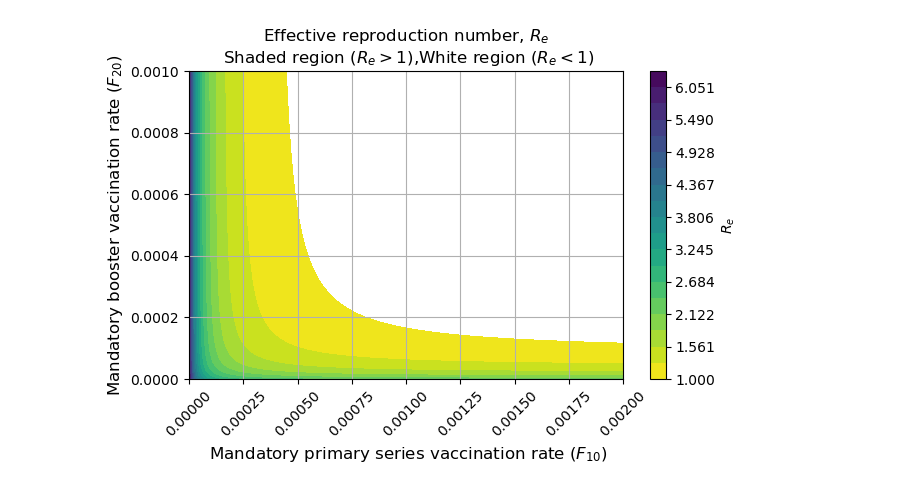
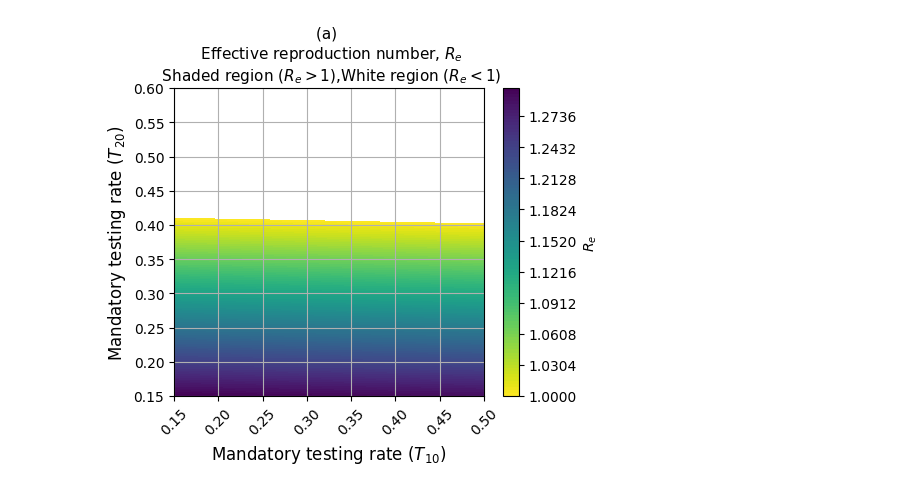
Before and after one commit to UConn-Health-Disease-Modeling/COVID-19-Behavior, a Jupyter notebook: codes/Region_stability_New_BB.ipynb, the cells around one changed output. Cells and saved outputs as stored; diff of their text form; code cells hidden in the pictures.

Commit message:
Add files via upload
Updated codes based on paper second revision

```diff
--- a/codes/Region_stability_New_BB.ipynb
+++ b/codes/Region_stability_New_BB.ipynb
@@ -72,0 +98,19 @@ Reproduction number = 0.6410777385361256
+# %%
+def Ef_Rep_function(T10,T20):
+    S1_dfe = pi/(F10 +mu); S2_dfe = (pi*phi1*F10)/((phi1+mu)*(F10+mu)*(F20+mu)); V1_dfe = (pi*F10)/((phi1+mu)*(F10 +mu));
+    V2_dfe = (pi*phi1*F10*F20)/(mu*(phi1+mu)*(F10+mu)*(F20+mu));
+    N_dfe = S1_dfe + S2_dfe + V1_dfe + V2_dfe;
+
+    C1 = (beta1*S1_dfe)/N_dfe;  C2 = (1/N_dfe)*(beta2*((1-eta2)*S2_dfe + (1-eta4)*V2_dfe) + (1-eta1)*V1_dfe);
+
+    A11 = (1-delta)*T10*(eps/(eps + mu))*(((1-tau)*xi + tau)/(h1 + mu + rho))
+    A12 = (eps/(eps + mu))*(((xi-1)*tau*T10 + (1-T10*xi))/(mu + rho + d1))
+
+
+    A21 = (1-delta)*T20*(eps/(eps + mu))*(((1-tau)*xi + tau)/(h2 + mu + rho))
+    A22 = (eps/(eps + mu))*(((xi-1)*tau*T20 + (1-T20*xi))/(mu + rho + d1))
+
+    R_e = C1*(A11 + A12) + C2*(A21 + A22)
+    return R_e
+
+Ef_Rep_function(0.2,0.2)
@@ -73,85 +119,75 @@ Reproduction number = 0.6410777385361256
 # %%
 
-F10 = 0.0029
-def Ef_Rep_function(F10,F20):
+# Fmax = 0.027; F10 = 0.0023; F20 = 0.002;
+# Tmax = 0.8;
+
+def Ef_Rep_function(T10,T20):
     S1_dfe = pi/(F10 +mu); S2_dfe = (pi*phi1*F10)/((phi1+mu)*(F10+mu)*(F20+mu)); V1_dfe = (pi*F10)/((phi1+mu)*(F10 +mu));
     V2_dfe = (pi*phi1*F10*F20)/(mu*(phi1+mu)*(F10+mu)*(F20+mu));
     N_dfe = S1_dfe + S2_dfe + V1_dfe + V2_dfe;
 
-    C1 = (beta1*S1_dfe)/N_dfe;  C2 = (1/N_dfe)*(beta2*((1-eta2)*S2_dfe + (1-eta4)*V2_dfe + (1-eta1)*V1_dfe));
-    Z1 = rho + mu +xi*T10
-    Z2 = rho + mu +xi*T20
-    Z3 = rho +d1+mu+T10
-    Z4 = rho +d1+mu+T20
-    Z5 = rhot + h1 +mu
-    Z6 = rhot + h2 +mu
-    Z7 = rhoh + d2 +mu
-    #infection caused by infectious individuals in first dynamics
-    FI1_1 = C1*(1-delta)*tau*eps*T10/((eps+mu)*Z3*Z5) # Infection from tested but not isolated from I1
-    FI1_2 = C1*(1-delta)*(1-tau)*xi*eps*T10/((eps+mu)*Z1*Z5) #  Infection from tested but not isolated from A1
-    FI1_3 = C1*tau*eps/((eps+mu)*Z3)                  # Infection from I1
-    FI1_4 = C1*(1-tau)*eps*psi/((eps+mu)*Z1) # Infection from A1
-    FI1 = FI1_1 + FI1_2 + FI1_3 + FI1_4
+    C1 = (beta1*S1_dfe)/N_dfe;  C2 = (1/N_dfe)*(beta2*((1-eta2)*S2_dfe + (1-eta4)*V2_dfe) + (1-eta1)*V1_dfe);
 
-    #infection caused by infectious individuals in second dynamics
-    FI2_1 = C2*(1-delta)*tau*eps*T20/((eps+mu)*Z4*Z6) # Infection from tested but not isolated from I1
-    FI2_2 = C2*(1-delta)*(1-tau)*xi*eps*T20/((eps+mu)*Z2*Z6) #  Infection from tested but not isolated from A1
-    FI2_3 = C2*tau*eps/((eps+mu)*Z3)                  # Infection from I1
-    FI2_4 = C2*(1-tau)*eps*psi/((eps+mu)*Z2) # Infection from A1
-    FI2 = FI2_1 + FI2_2 + FI2_3 + FI2_4
+    A11 = (1-delta)*T10*(eps/(eps + mu))*(((1-tau)*xi + tau)/(h1 + mu + rho))
+    A12 = (eps/(eps + mu))*(((xi-1)*tau*T10 + (1-T10*xi))/(mu + rho + d1))
 
-    # Reproduction number for the model
-    Re = FI1 + FI2
-    return Re
+
+    A21 = (1-delta)*T20*(eps/(eps + mu))*(((1-tau)*xi + tau)/(h2 + mu + rho))
+    A22 = (eps/(eps + mu))*(((xi-1)*tau*T20 + (1-T20*xi))/(mu + rho + d1))
+
+    R_e = C1*(A11 + A12) + C2*(A21 + A22)
+    return R_e
 
 # def Basic_Rep_function(beta1):
 #     return (beta1*eps*((tau1+tau2)*(mu+rho) +(1-tau1)*psi1*(mu+rho+d1)))/((eps+mu)*(mu+rho)*(mu+rho+d1))
 
 threshold = 1
-# T10 = np.linspace(0, 1, 1000)
-# T20 = np.linspace(0, 1, 1000)
-F10 = np.linspace(0, 0.002, 1000)
-F20 = np.linspace(0, 0.001, 1000)
+# F10 = np.linspace(0, 0.027, 1000)
+# F20 = np.linspace(0, 0.027, 1000)
+T10 = np.linspace(0.15, 0.5, 1000)
+T20 = np.linspace(0.15, 0.6, 1000)
 #beta2 = np.linspace(0, 2, 1000)
 # beta1 = np.linspace(0,8,1000)
 #F20 = np.linspace(0, 0.0003, 1000)
-x1,y1 = np.meshgrid(F10, F20)
-#x1,y1 = np.meshgrid(T10, T20)
+x1,y1 = np.meshgrid(T10, T20)
+#x1,y1 = np.meshgrid(F10, F20)
 
 
 z1 = Ef_Rep_function(x1,y1)
 
-fig, axs = plt.subplots(figsize =(7,4))
+fig, axs = plt.subplots(figsize =(5,4))
 
 
 #contour_levels = np.linspace(z1.min(), threshold, 20)
-contour_levels = np.linspace(threshold, z1.max(), 20)
+contour_levels = np.linspace(threshold, z1.max(), 100)
 #contour_levels = np.sort(contour_levels)
 #contour = axs.contourf(x1, y1, z1, levels=[threshold, z1.max()], cmap='viridis', alpha=0.3)
 contour = axs.contourf(x1, y1, z1, cmap='viridis_r', levels=contour_levels) # offset=z1.min(),cmap='viridis', alpha=0.3
 # axs[1].contourf(x2, y2, z2, levels=[threshold, z2.max()], cmap='rainbow', alpha=0.3)
 # axs[2].contourf(x3, y3, z3, levels=[threshold, z3.max()], cmap='rainbow', alpha=0.3)
 
 # fig = plt.figure(figsize=(8, 6))
 # ax = fig.add_subplot(111, projection='3d')
 # surf = ax.plot_surface(x1, y1, z1, cmap='viridis', edgecolor='k')
 # contour = ax.contourf(x1, y1, z1, levels=[threshold, z1.max()], zdir='z1', offset=z1.min(), cmap='rainbow', alpha=0.3)
 
 # Add labels and title
 # axs.set_xlabel(r'First transmission rate ($\beta_{1}$)')
 #axs.set_xlabel(r'Second transmission rate ($\beta_{2}$)')
-axs.set_xlabel(r' Mandatory primary series vaccination rate ($F_{10}$)', fontsize=12)
-axs.set_ylabel(r'Mandatory booster vaccination rate ($F_{20}$)',fontsize=12)
+axs.set_xlabel(r'Mandatory testing rate ($T_{10}$)', fontsize=12)
+axs.set_ylabel(r'Mandatory testing rate ($T_{20}$)',fontsize=12)
+#axs.set_ylim([0.38, 0.42])
 # axs.set_xlabel(r'Mandatory Testing rate in primary dyn. ($T_{10}$)',fontsize=12)
 # axs.set_ylabel(r'Mandatory Testing rate in Secondary dyn. ($T_{20}$)',fontsize=12)
 #axs.xaxis.set_major_formatter('${:.0e}$'.format)
 #axs.yaxis.set_major_formatter('${:.1e}$'.format)
-plt.title('Effective reproduction number, $R_e$\n Shaded region ($R_e >1$),White region ($R_e <1$)', loc='center',fontsize=12)
+plt.title('(a) \n Effective reproduction number, $R_e$\n Shaded region ($R_e >1$),White region ($R_e <1$)', loc='center',fontsize=11)
 #plt.title('Effective reproduction number $R_e$:\n Shaded region ($R_e <1$)', loc='center')
 fig.colorbar(contour, label=r'$R_e$')
 plt.grid(True)
 plt.tick_params(axis='x', rotation=45)
-plt.savefig('Region_stability_F10_F20_New_BB_1.png',dpi=600, bbox_inches='tight')
+plt.savefig('Region_stability_T10_T20_revised2.pdf',dpi=600, bbox_inches='tight')
+#plt.savefig("Fig2_region_stability.eps", format='eps', dpi=400)
 plt.show()
 # %% [output]
-[figure, old version]
+[figure, new version]
```
Also changed, not shown: parts of 4 cells of this notebook, 3 other files.
